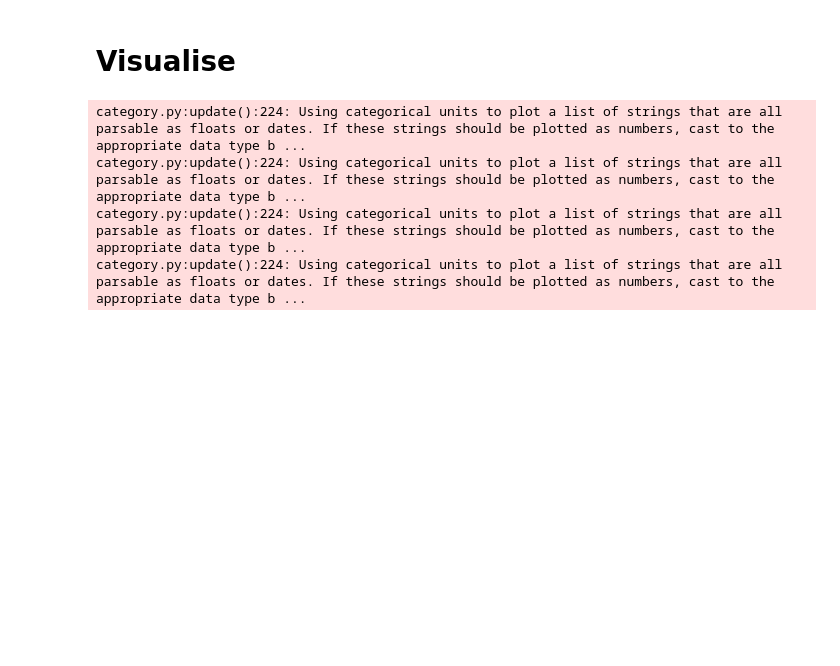
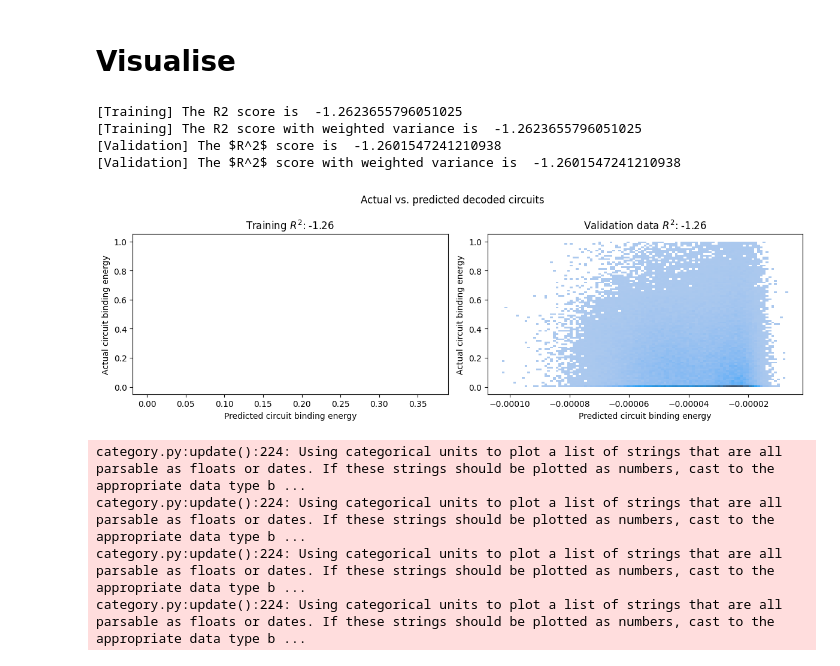
Before and after one commit to olive004/EvoScaper, a Jupyter notebook: notebooks/02_cvae_verify.ipynb, the cells around one changed output. Drawn from its saved outputs; the diff is of its cells as text; code cells hidden in the pictures; blank space fills up the shorter version.

```diff
--- a/notebooks/02_cvae_verify.ipynb
+++ b/notebooks/02_cvae_verify.ipynb
@@ -30,7 +22,7 @@ import pandas as pd
 import seaborn as sns
 import matplotlib.pyplot as plt
 
-jax.config.update('jax_platform_name', 'gpu')
+jax.config.update('jax_platform_name', 'cpu')
 
 
 # if __package__ is None:
@@ -263,6 +303,41 @@ ValueError: zero-size array to reduction operation maximum which has no identity
 category_array = np.concatenate([y_datanormaliser.create_chain_preprocessor_inverse(y_methods_preprocessing)(
     sampled_cond[..., i], col=c).flatten() for i, c in enumerate(config_dataset.objective_col)]).reshape(np.prod(sampled_cond.shape[:-1]), -1)
 # category_array = y_datanormaliser.create_chain_preprocessor_inverse(y_methods_preprocessing)(sampled_cond, config_dataset.objective_col[0]).reshape(np.prod(sampled_cond.shape[:-1]), -1)
+# %%
+from sklearn.metrics import r2_score
+pred_y = model(params, PRNG, x, cond)
+pred_y_val = model(params, PRNG, x_val, cond_val)
+# %%
+fig = plt.figure(figsize=(2*6, 4))
+
+ax = plt.subplot(1,2,1)
+g = sns.histplot(x=pred_y.flatten(), y=y.flatten(), palette='viridis')
+plt.title(f'Training $R^2$: {r2_score(y.flatten(), pred_y.flatten()):.2f}')
+plt.xlabel('Predicted circuit binding energy')
+plt.ylabel('Actual circuit binding energy')
+
+print('[Training] The R2 score is ', r2_score(y.flatten(), pred_y.flatten()))
+print('[Training] The R2 score with weighted variance is ', r2_score(
+    y.flatten(), pred_y.flatten(), multioutput='variance_weighted'))
+
+ax = plt.subplot(1,2,2)
+g = sns.histplot(x=pred_y_val.flatten(), y=y_val.flatten(), palette='viridis')
+plt.title(f'Validation data $R^2$: {r2_score(y_val.flatten(), pred_y_val.flatten()):.2f}')
+plt.xlabel('Predicted circuit binding energy')
+plt.ylabel('Actual circuit binding energy')
+
+print(f'[Validation] The $R^2$ score is ', r2_score(y_val.flatten(), pred_y_val.flatten()))
+print(f'[Validation] The $R^2$ score with weighted variance is ', r2_score(
+    y_val.flatten(), pred_y_val.flatten(), multioutput='variance_weighted'))
+
+plt.suptitle('Actual vs. predicted decoded circuits')
+plt.tight_layout() #rect=[0, 0, 1, 0.95])
+# %% [output]
+[Training] The R2 score is  -1.2623655796051025
+[Training] The R2 score with weighted variance is  -1.2623655796051025
+[Validation] The $R^2$ score is  -1.2601547241210938
+[Validation] The $R^2$ score with weighted variance is  -1.2601547241210938
+[figure, added]
 # %%
 output_species = ['RNA_1', 'RNA_2']
 all_species = [str(i) for i in range(np.array(analytics['sensitivity_wrt_species-6']).shape[-1] - len(input_species))] + list(input_species)
```
Also changed, not shown: parts of 7 cells of this notebook, 7 other files.
